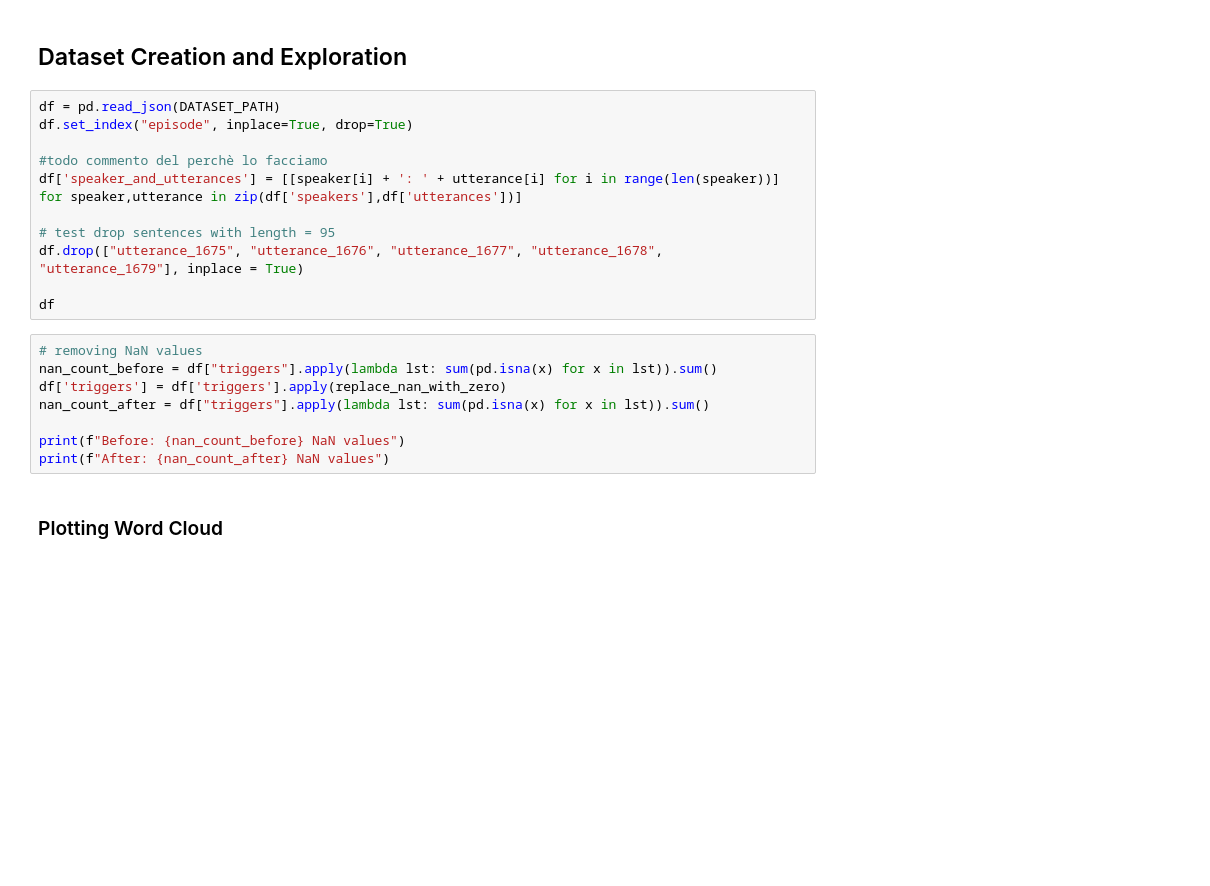
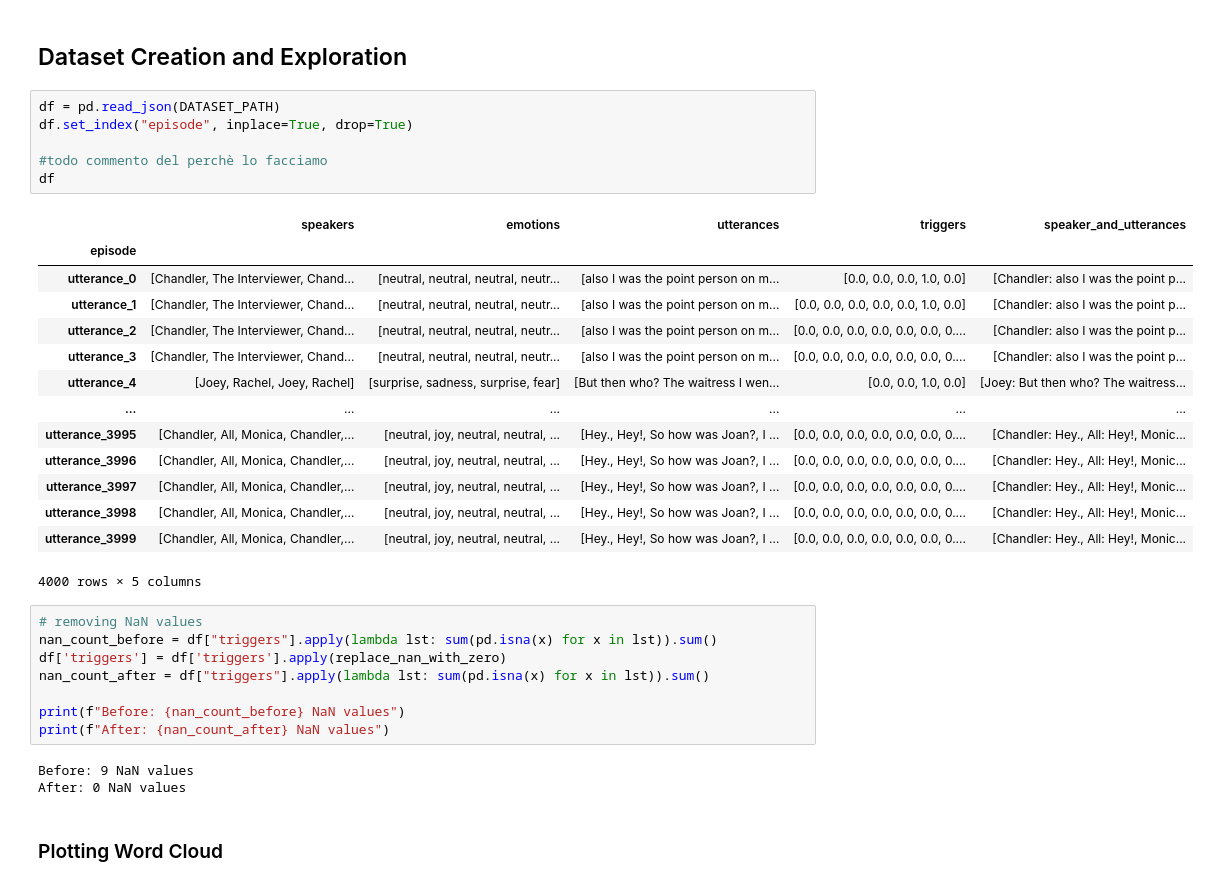
Before and after one commit to GianM0027/NLP-EFR-and-ERD-in-English-Conversations, a Jupyter notebook: main_notebook.ipynb, the cells around one changed output. Drawn from its saved outputs; the diff is of its cells as text; blank space fills up the shorter version.

```diff
--- a/main_notebook.ipynb
+++ b/main_notebook.ipynb
@@ -130,14 +137,24 @@ if INTERACT_WITH_WANDB:
 # %%
 df = pd.read_json(DATASET_PATH)
 df.set_index("episode", inplace=True, drop=True)
 
 #todo commento del perchè lo facciamo
-df['speaker_and_utterances'] = [[speaker[i] + ': ' + utterance[i] for i in range(len(speaker))] for speaker,utterance in zip(df['speakers'],df['utterances'])]
-
-# test drop sentences with length = 95
-df.drop(["utterance_1675", "utterance_1676", "utterance_1677", "utterance_1678", "utterance_1679"], inplace = True)
-
 df
+# %% [output]
+|  | speakers | emotions | utterances | triggers | speaker_and_utterances |
+| episode |  |  |  |  |  |
+| utterance_0 | [Chandler, The Interviewer, Chand... | [neutral, neutral, neutral, neutr... | [also I was the point person on m... | [0.0, 0.0, 0.0, 1.0, 0.0] | [Chandler: also I was the point p... |
+| utterance_1 | [Chandler, The Interviewer, Chand... | [neutral, neutral, neutral, neutr... | [also I was the point person on m... | [0.0, 0.0, 0.0, 0.0, 0.0, 1.0, 0.0] | [Chandler: also I was the point p... |
+| utterance_2 | [Chandler, The Interviewer, Chand... | [neutral, neutral, neutral, neutr... | [also I was the point person on m... | [0.0, 0.0, 0.0, 0.0, 0.0, 0.0, 0.... | [Chandler: also I was the point p... |
+| utterance_3 | [Chandler, The Interviewer, Chand... | [neutral, neutral, neutral, neutr... | [also I was the point person on m... | [0.0, 0.0, 0.0, 0.0, 0.0, 0.0, 0.... | [Chandler: also I was the point p... |
+| utterance_4 | [Joey, Rachel, Joey, Rachel] | [surprise, sadness, surprise, fear] | [But then who? The waitress I wen... | [0.0, 0.0, 1.0, 0.0] | [Joey: But then who? The waitress... |
+| ... | ... | ... | ... | ... | ... |
+| utterance_3995 | [Chandler, All, Monica, Chandler,... | [neutral, joy, neutral, neutral, ... | [Hey., Hey!, So how was Joan?, I ... | [0.0, 0.0, 0.0, 0.0, 0.0, 0.0, 0.... | [Chandler: Hey., All: Hey!, Monic... |
+| utterance_3996 | [Chandler, All, Monica, Chandler,... | [neutral, joy, neutral, neutral, ... | [Hey., Hey!, So how was Joan?, I ... | [0.0, 0.0, 0.0, 0.0, 0.0, 0.0, 0.... | [Chandler: Hey., All: Hey!, Monic... |
+| utterance_3997 | [Chandler, All, Monica, Chandler,... | [neutral, joy, neutral, neutral, ... | [Hey., Hey!, So how was Joan?, I ... | [0.0, 0.0, 0.0, 0.0, 0.0, 0.0, 0.... | [Chandler: Hey., All: Hey!, Monic... |
+| utterance_3998 | [Chandler, All, Monica, Chandler,... | [neutral, joy, neutral, neutral, ... | [Hey., Hey!, So how was Joan?, I ... | [0.0, 0.0, 0.0, 0.0, 0.0, 0.0, 0.... | [Chandler: Hey., All: Hey!, Monic... |
+| utterance_3999 | [Chandler, All, Monica, Chandler,... | [neutral, joy, neutral, neutral, ... | [Hey., Hey!, So how was Joan?, I ... | [0.0, 0.0, 0.0, 0.0, 0.0, 0.0, 0.... | [Chandler: Hey., All: Hey!, Monic... |
+4000 rows × 5 columns
 # %%
 # removing NaN values
 nan_count_before = df["triggers"].apply(lambda lst: sum(pd.isna(x) for x in lst)).sum()
@@ -146,6 +163,9 @@ nan_count_after = df["triggers"].apply(lambda lst: sum(pd.isna(x) for x in lst))
 
 print(f"Before: {nan_count_before} NaN values")
 print(f"After: {nan_count_after} NaN values")
+# %% [output]
+Before: 9 NaN values
+After: 0 NaN values
 # %% [markdown]
 ### Plotting Word Cloud
 # %%
```
Also changed, not shown: parts of 28 cells of this notebook, 2 other files.
